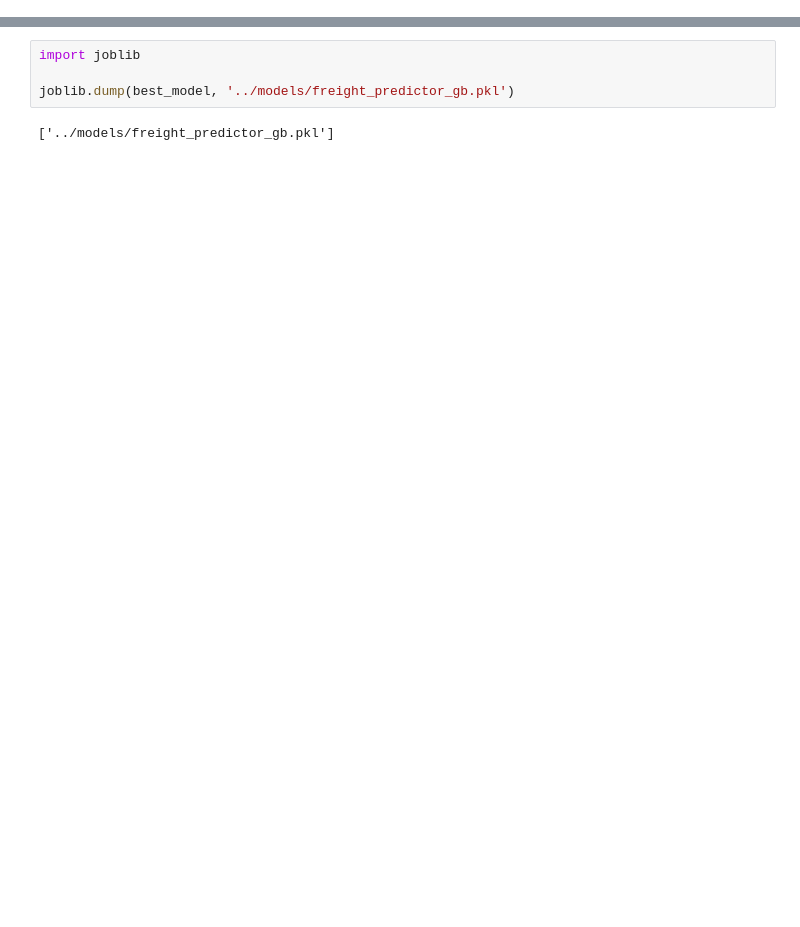
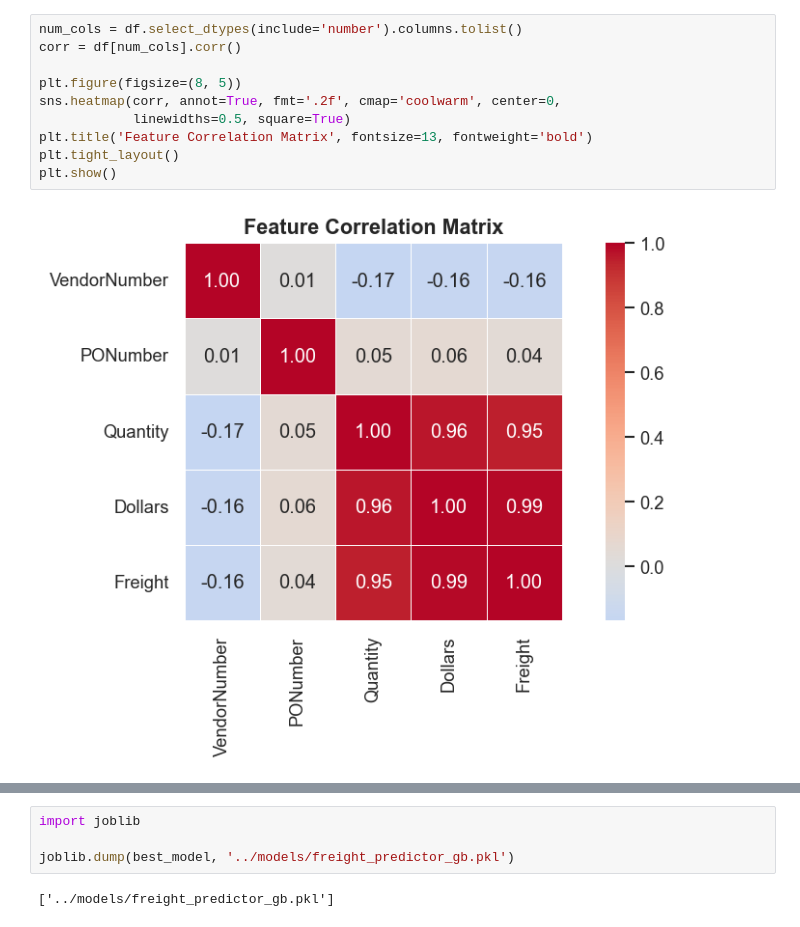
Before and after one commit to MayankSaini-Byte/FreightSense, a Jupyter notebook: notebook/predicting_freight_cost.ipynb, the cells around one changed output, grey strips where cells are left out. Drawn from its saved outputs; the diff is of its cells as text; blank space fills up the shorter version.

```diff
--- a/notebook/predicting_freight_cost.ipynb
+++ b/notebook/predicting_freight_cost.ipynb
@@ -223,0 +107,12 @@ Name: Freight, dtype: float64
+# %%
+num_cols = df.select_dtypes(include='number').columns.tolist()
+corr = df[num_cols].corr()
+
+plt.figure(figsize=(8, 5))
+sns.heatmap(corr, annot=True, fmt='.2f', cmap='coolwarm', center=0,
+            linewidths=0.5, square=True)
+plt.title('Feature Correlation Matrix', fontsize=13, fontweight='bold')
+plt.tight_layout()
+plt.show()
+# %% [output]
+[figure, added]
```
Also changed, not shown: parts of 53 cells of this notebook, 8 other files.
